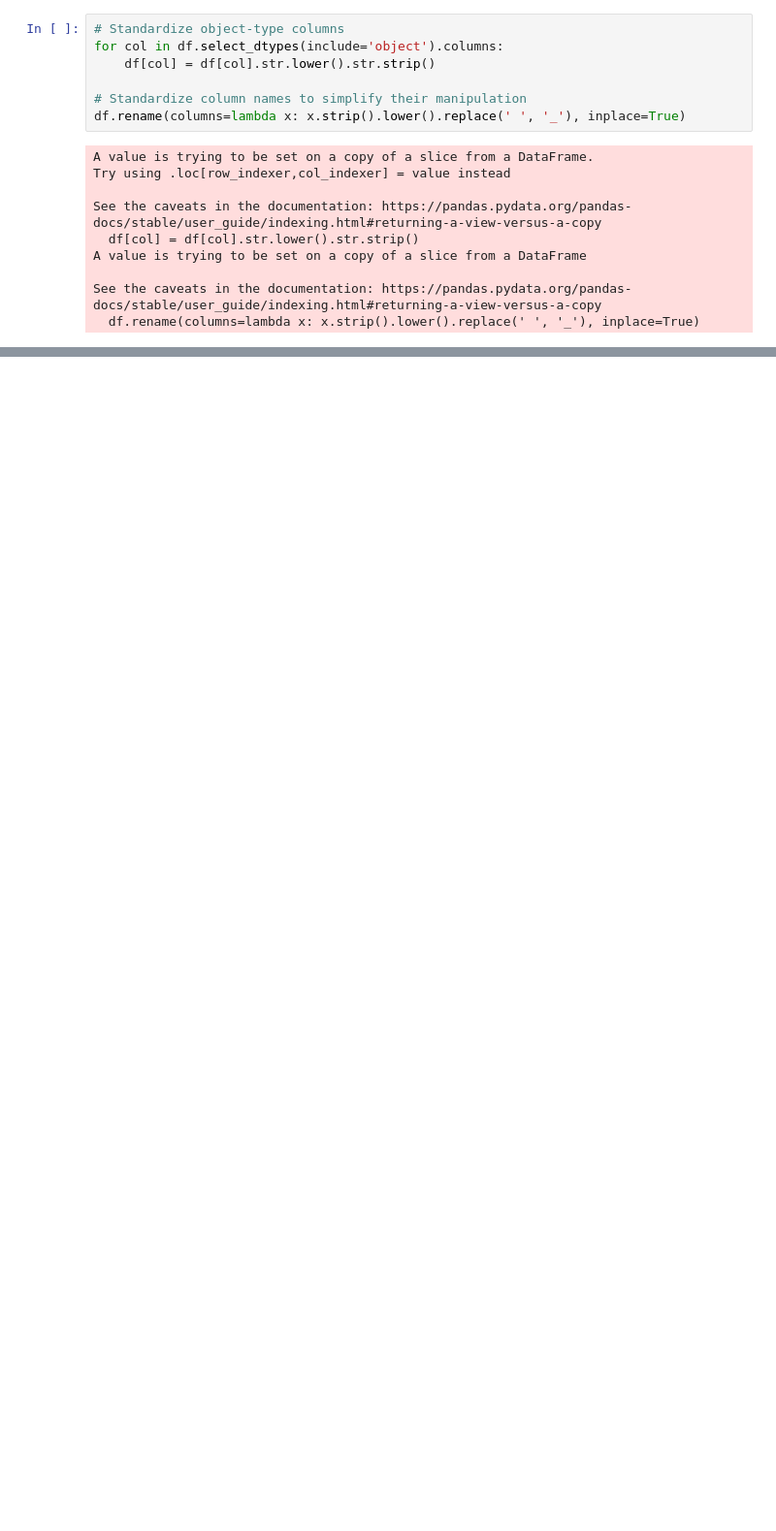
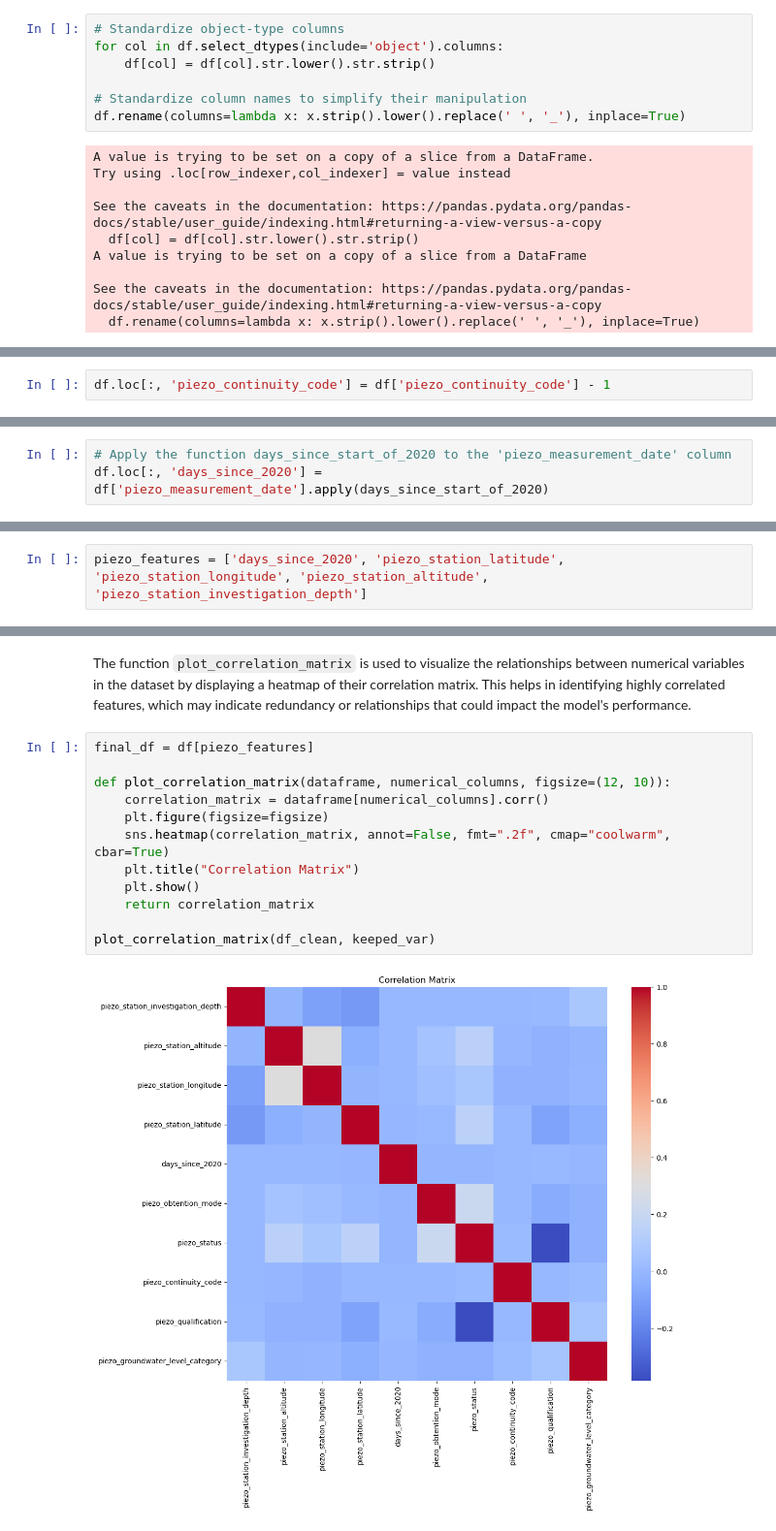
Before and after one commit to moranenzo/H-ckaton, a Jupyter notebook: data-cleaner-piezo.ipynb, the cells around one changed output, grey strips where cells are left out. Shown at 97% size. Cells and saved outputs as stored; diff of their text form; blank space fills up the shorter version.

```diff
--- a/data-cleaner-piezo.ipynb
+++ b/data-cleaner-piezo.ipynb
@@ -146,0 +181,2 @@ Name: count, Length: 2194, dtype: int64
+# %%
+df.loc[:, 'piezo_continuity_code'] = df['piezo_continuity_code'] - 1
@@ -146,0 +193,3 @@ Name: count, Length: 2194, dtype: int64
+# %%
+# Apply the function days_since_start_of_2020 to the 'piezo_measurement_date' column
+df.loc[:, 'days_since_2020'] = df['piezo_measurement_date'].apply(days_since_start_of_2020)
@@ -146,0 +318,2 @@ Name: count, Length: 2194, dtype: int64
+# %%
+piezo_features = ['days_since_2020', 'piezo_station_latitude', 'piezo_station_longitude', 'piezo_station_altitude', 'piezo_station_investigation_depth']
@@ -146,0 +322,16 @@ Name: count, Length: 2194, dtype: int64
+# %% [markdown]
+The function `plot_correlation_matrix` is used to visualize the relationships between numerical variables in the dataset by displaying a heatmap of their correlation matrix. This helps in identifying highly correlated features, which may indicate redundancy or relationships that could impact the model's performance.
+# %%
+final_df = df[piezo_features]
+
+def plot_correlation_matrix(dataframe, numerical_columns, figsize=(12, 10)):
+    correlation_matrix = dataframe[numerical_columns].corr()
+    plt.figure(figsize=figsize)
+    sns.heatmap(correlation_matrix, annot=False, fmt=".2f", cmap="coolwarm", cbar=True)
+    plt.title("Correlation Matrix")
+    plt.show()
+    return correlation_matrix
+
+plot_correlation_matrix(df_clean, keeped_var)
+# %% [output]
+[figure, added]
```
Also changed, not shown: parts of 51 cells of this notebook, 1 other file.
